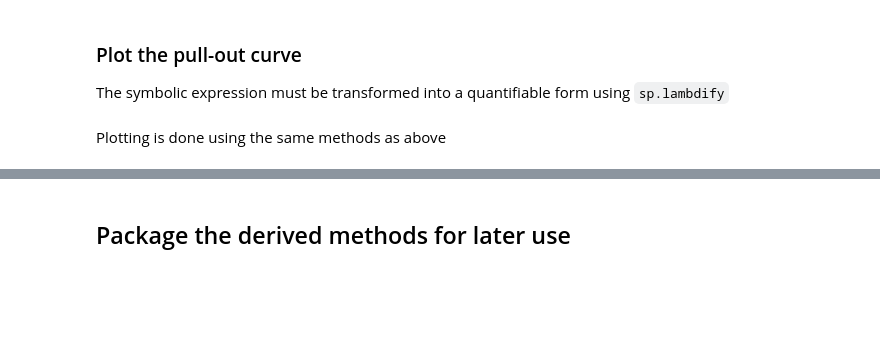
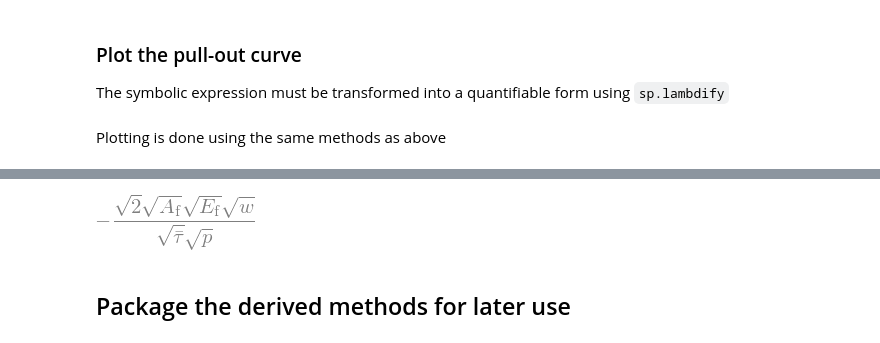
Before and after one commit to bmcs-group/bmcs_apps, a Jupyter notebook: bmcs_course/2_1_pullout_from_rigid_matrix.ipynb, the cells around one changed output, grey strips where cells are left out. Drawn from its saved outputs; the diff is of its cells as text; code cells hidden in the pictures; blank space fills up the shorter version.

```diff
--- a/bmcs_course/2_1_pullout_from_rigid_matrix.ipynb
+++ b/bmcs_course/2_1_pullout_from_rigid_matrix.ipynb
@@ -426,3 +439,8 @@ poui.plot_filled_var(ax_pull, w_range, get_Pw_pull(w_range),
+# %%
+aw_pull = a_subs[a].subs(P, Pw_pull)
+aw_pull
+# %% [output]
+[figure, added]
 # %% [markdown]
 ## Package the derived methods for later use
 # %%
```
Also changed, not shown: parts of 7 cells of this notebook, 5 other files.
